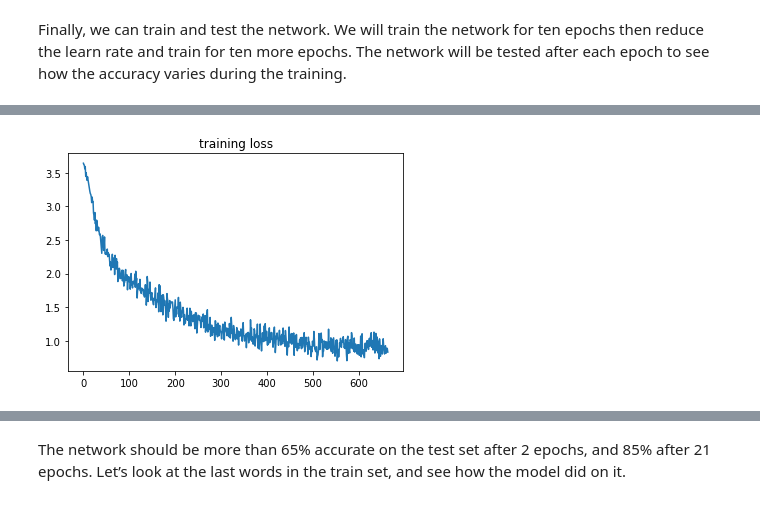
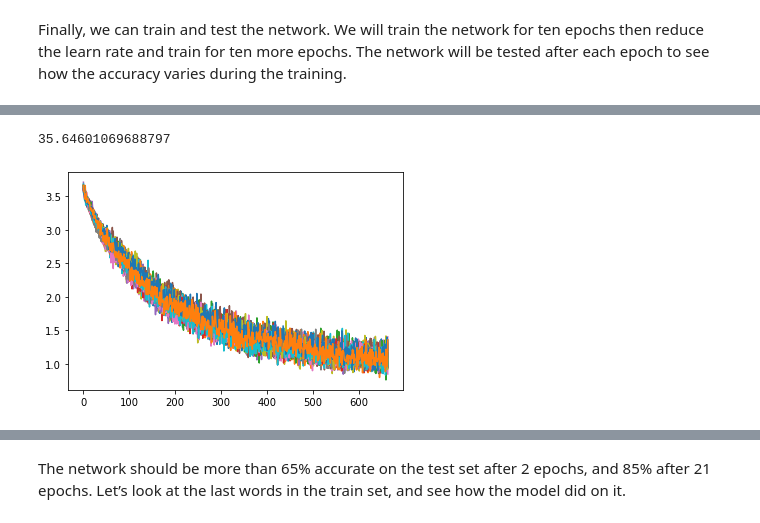
Before and after one commit to ZivaUrbancic/Maxout_Initializations, a Jupyter notebook: speech_command_classification_with_torchaudio_tutorial.ipynb, the cells around one changed output, grey strips where cells are left out. Saved outputs shown, nothing was run; the diff lists cells and outputs as text; code cells hidden in the pictures.

```diff
--- a/speech_command_classification_with_torchaudio_tutorial.ipynb
+++ b/speech_command_classification_with_torchaudio_tutorial.ipynb
@@ -424,9 +471,9 @@ def test(model, epoch):
         correct += number_of_correct(pred, target)
 
         # update progress bar
-        pbar.update(pbar_update)
+        # pbar.update(pbar_update)
 
-    print(f"\nTest Epoch: {epoch}\tAccuracy: {correct}/{len(test_loader.dataset)} ({100. * correct / len(test_loader.dataset):.0f}%)\n")
+    print(f"Test Epoch: {epoch}\tAccuracy: {correct}/{len(test_loader.dataset)} ({100. * correct / len(test_loader.dataset):.0f}%)\n")
 # %% [markdown]
 Finally, we can train and test the network. We will train the network
 for ten epochs then reduce the learn rate and train for ten more epochs.
@@ -462,0 +482,32 @@ Train Epoch: 1 [56320/84843 (66%)]      Loss: 1.389393
+# %%
+# The transform needs to live on the same device as the model and the data.
+transform = transform.to(device)
+
+log_interval = 20
+n_epoch = 2
+
+# pbar_update = 1 / (len(train_loader) + len(test_loader))
+losses_tally = []
+losses_tally_maxout = []
+for run in range(32):
+    print("======== run ",run," ========\n")
+    model = M5(n_input=transformed.shape[0], n_output=len(labels))
+    model.to(device)
+    optimizer = optim.Adam(model.parameters(), lr=0.01, weight_decay=0.0001)
+    scheduler = optim.lr_scheduler.StepLR(optimizer, step_size=20, gamma=0.1)  # reduce the learning after 20 epochs by a factor of 10
+    losses = []
+    for epoch in range(1, n_epoch + 1):
+        train(model, epoch, log_interval)
+        test(model, epoch)
+        scheduler.step()
+    losses_tally += [losses]
+    model = M5_maxout(n_input=transformed.shape[0], n_output=len(labels))
+    model.to(device)
+    optimizer = optim.Adam(model.parameters(), lr=0.01, weight_decay=0.0001)
+    scheduler = optim.lr_scheduler.StepLR(optimizer, step_size=20, gamma=0.1)  # reduce the learning after 20 epochs by a factor of 10
+    losses = []
+    for epoch in range(1, n_epoch + 1):
+        train(model, epoch, log_interval)
+        test(model, epoch)
+        scheduler.step()
+    losses_tally_maxout += [losses]
@@ -463,6 +532,10 @@ Train Epoch: 1 [56320/84843 (66%)]      Loss: 1.389393
 # %%
 # Let's plot the training loss versus the number of iteration.
-plt.plot(losses);
-plt.title("training loss");
+a = 0
+for losses in losses_tally:
+    plt.plot(losses);
+    a += losses[-1]
+print(a)
 # %% [output]
+35.64601069688797
-[figure, old version]
+[figure, new version]
```
Also changed, not shown: parts of 19 cells of this notebook, 3 other files.
